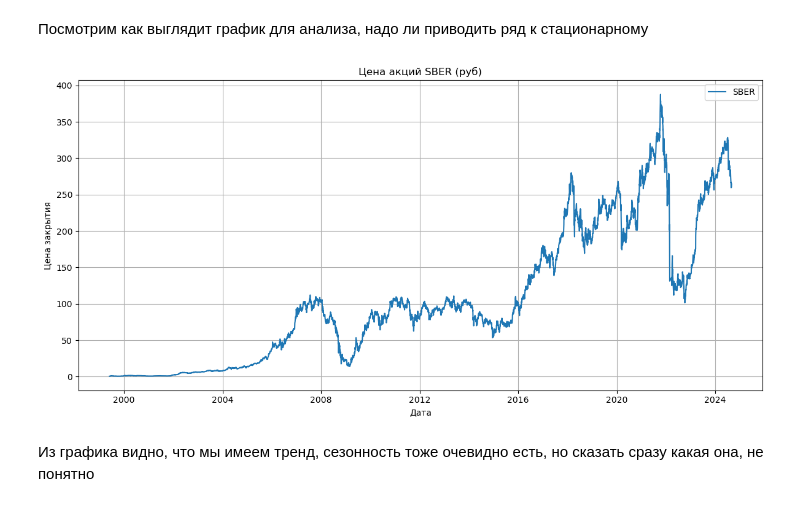
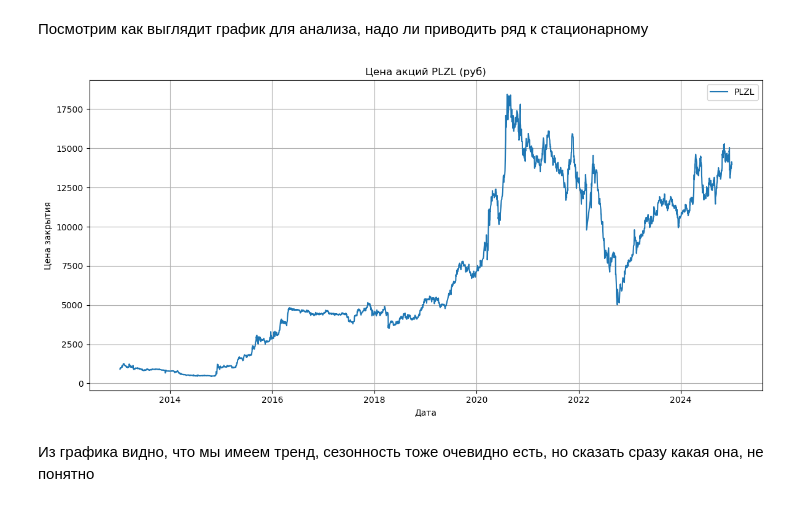
Before and after one commit to MovetOn31/SARIMA, a Jupyter notebook: Project_SARIMA.ipynb, the cells around one changed output. Saved outputs shown, nothing was run; the diff lists cells and outputs as text; code cells hidden in the pictures.

```diff
--- a/Project_SARIMA.ipynb
+++ b/Project_SARIMA.ipynb
@@ -11,7 +11,7 @@ from sklearn.linear_model import LinearRegression
 import plotly.graph_objects as go
 import datetime
 # %%
-df = pd.read_csv('https://github.com/MovetOn31/SARIMA/blob/main/SBER_D1.csv',parse_dates = ['datetime'], index_col = 'datetime')
+df = pd.read_csv('PLZL_python_ready_with_close.csv',parse_dates = ['datetime'], index_col = 'datetime')
 #https://github.com/MovetOn31/SomeProjects/blob/main/SBER_D1.csv
 # %%
 df.tail()
@@ -38,21 +38,21 @@ df.describe()
 # %% [markdown]
 Итак, сторить модель мы будем для столбца close – цена закрытия дня.
 # %%
-y = df['close'].copy()
+y = df['open'].copy()
 # %% [markdown]
 Посмотрим как выглядит график для анализа, надо ли приводить ряд к стационарному
 # %%
 plt.figure(figsize = (12, 6))
-plt.plot(y, label = 'SBER')
-plt.title('Цена акций SBER (руб)')
+plt.plot(y, label = 'PLZL')
+plt.title('Цена акций PLZL (руб)')
 plt.xlabel('Дата')
 plt.ylabel('Цена закрытия')
 plt.legend()
 plt.grid(True)
 plt.tight_layout()
 plt.show()
 # %% [output]
-[figure, old version]
+[figure, new version]
 # %% [markdown]
 Из графика видно, что мы имеем тренд, сезонность тоже очевидно есть, но сказать сразу какая она, не понятно
 # %% [markdown]
```
Also changed, not shown: parts of 12 cells of this notebook, 1 other file.
